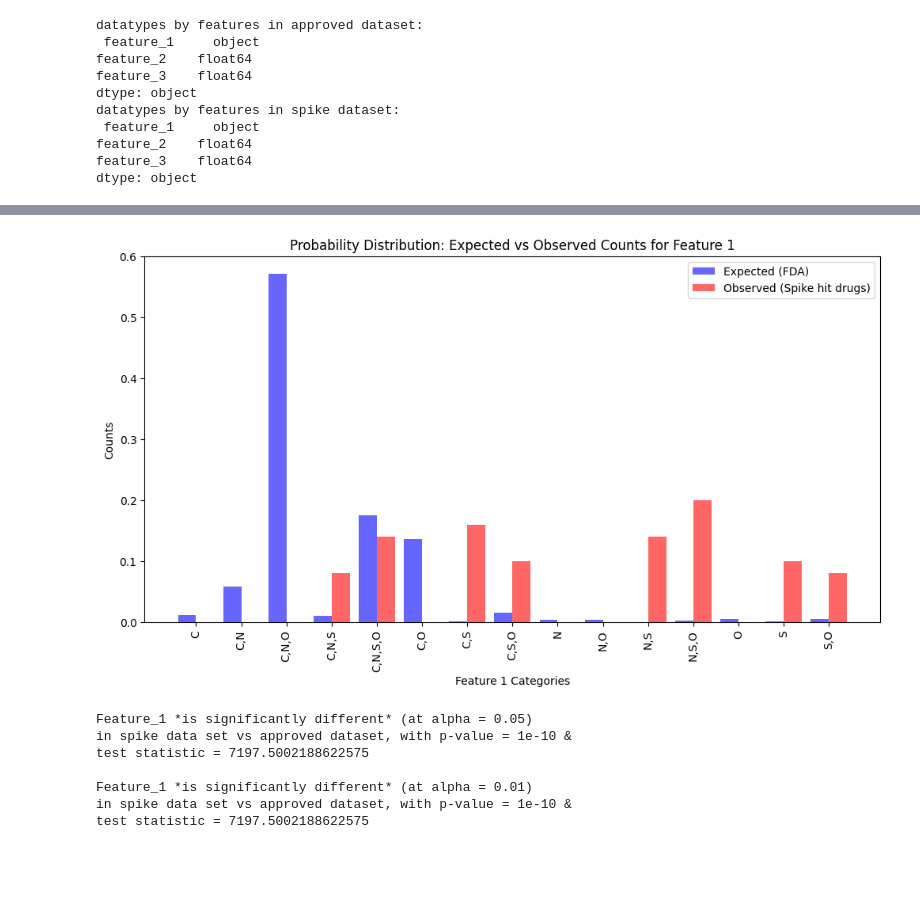
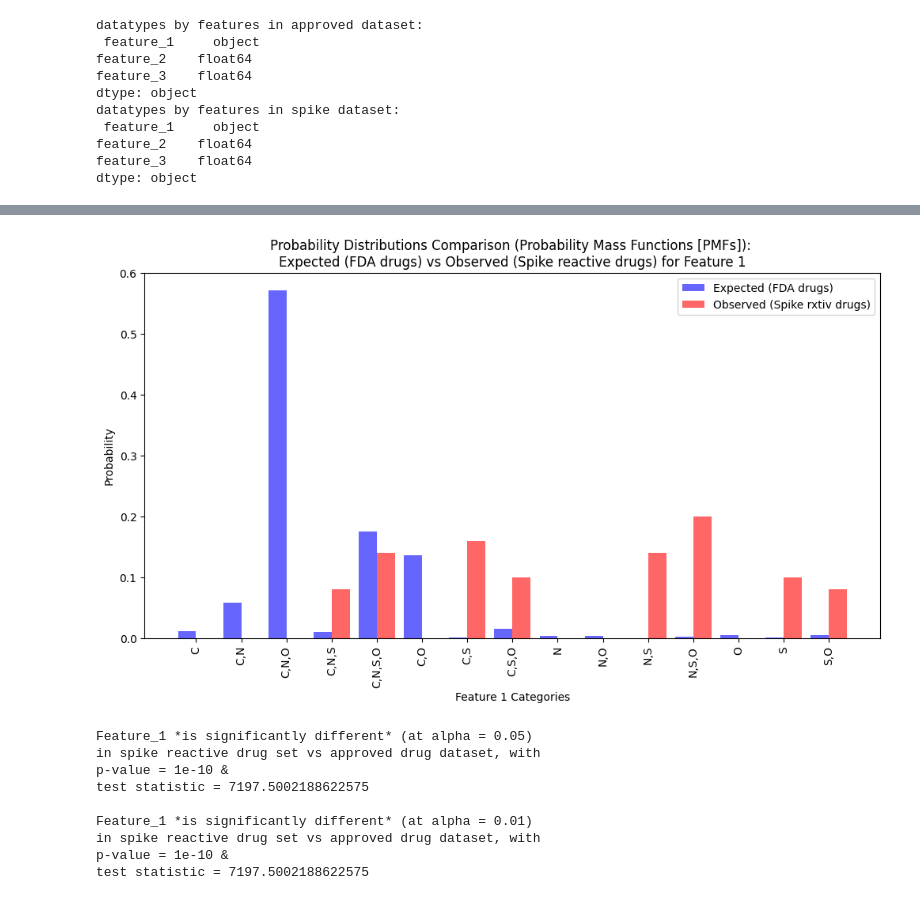
Before and after one commit to BasuShaon/24hr-bfx_coding_challenge, a Jupyter notebook: scripts/task_2_solution.ipynb, the cells around one changed output, grey strips where cells are left out. Saved outputs shown, nothing was run; the diff lists cells and outputs as text; code cells hidden in the pictures; blank space fills up the shorter version.

```diff
--- a/scripts/task_2_solution.ipynb
+++ b/scripts/task_2_solution.ipynb
@@ -75,5 +31,5 @@ for col in approved.columns:
 # %%
-# FEATURE 1: chi squared test on feature 1, spike vs approved
+# Feature 1, categorical EDA & chi squared test, spike vs approved
 
 # extract value counts of feature_1 items in approved dataset
 approved_counts = approved['feature_1'].value_counts().rename('population')
@@ -87,45 +43,47 @@ contig_df = pd.merge(approved_counts, spike_counts, left_index = True, right_ind
 # create population probability (ratios of feature_1 outcomes in approved dataset) to model the population
 contig_df['population_proba'] = contig_df['population']/contig_df['population'].sum()
 
 # generate expected counts based on population probability
 contig_df['expected'] = contig_df['population_proba'] * contig_df['observed'].sum()
 
 # Plot the probability mass functions side by side
 plt.figure(figsize=(12, 6))
 bar_width = 0.4
 x = np.arange(len(contig_df.index))
-plt.bar(x - bar_width/2, contig_df['expected']/contig_df['expected'].sum(), width=bar_width, color='blue', alpha=0.6, label='Expected (FDA)')
-plt.bar(x + bar_width/2, contig_df['observed']/contig_df['observed'].sum(), width=bar_width, color='red', alpha=0.6, label='Observed (Spike hit drugs)')
+plt.bar(x - bar_width/2, contig_df['expected']/contig_df['expected'].sum(), width=bar_width, color='blue', alpha=0.6, label='Expected (FDA drugs)')
+plt.bar(x + bar_width/2, contig_df['observed']/contig_df['observed'].sum(), width=bar_width, color='red', alpha=0.6, label='Observed (Spike rxtiv drugs)')
 plt.xticks(x, contig_df.index, rotation=90)
 plt.xlabel("Feature 1 Categories")
-plt.ylabel("Counts")
-plt.title("Probability Distribution: Expected vs Observed Counts for Feature 1")
+plt.ylabel("Probability")
+plt.title("Probability Distributions Comparison (Probability Mass Functions [PMFs]): \nExpected (FDA drugs) vs Observed (Spike reactive drugs) for Feature 1")
 plt.legend()
 plt.show()
 
 def alpha_crit(stat, pvalue, alpha, featname): # Type I error control function
     if pvalue < 0.01:
         pvalue = 1e-10 if pvalue < 1e-10 else str(pvalue) # float error control for super small p-values
-        print(f'\n{featname} *is significantly different* (at alpha = {alpha}) \nin spike data set vs approved dataset, with p-value = {pvalue} & \ntest statistic = {stat}')
+        print(f'\n{featname} *is significantly different* (at alpha = {alpha}) \nin spike reactive drug set vs approved drug dataset, with \np-value = {pvalue} & \ntest statistic = {stat}')
     else:
-        print(f'\n{featname} *is not significantly different* (at alpha = {alpha}) \nin spike data set vs approved dataset, with p-value = {pvalue} & \ntest statistic = {stat}')
+        print(f'\n{featname} *is not significantly different* (at alpha = {alpha}) \nin spike reactive drug set vs approved drug dataset, with \np-value = {pvalue} & \ntest statistic = {stat}')
 
 # apply chisquare test using expected counts (modelled from FDA drugs) and observed count (spike protein responsive drugs)
 chistat, pvalue = scipy.stats.chisquare(f_obs=contig_df['observed'], f_exp=contig_df['expected'])
 
 # set an array of alphas to test
 alphas = np.array([0.05, 0.01])
 
 # report chi square test results
 for alpha in alphas:
     alpha_crit(stat = chistat, pvalue = pvalue, alpha = alpha, featname = 'Feature_1')
 # %% [output]
-[figure, old version]
+[figure, new version]
 Feature_1 *is significantly different* (at alpha = 0.05)
-in spike data set vs approved dataset, with p-value = 1e-10 &
+in spike reactive drug set vs approved drug dataset, with
+p-value = 1e-10 &
 test statistic = 7197.5002188622575
 
 Feature_1 *is significantly different* (at alpha = 0.01)
-in spike data set vs approved dataset, with p-value = 1e-10 &
+in spike reactive drug set vs approved drug dataset, with
+p-value = 1e-10 &
 test statistic = 7197.5002188622575
 # %%
```
Also changed, not shown: parts of 5 cells of this notebook, 2 other files.
